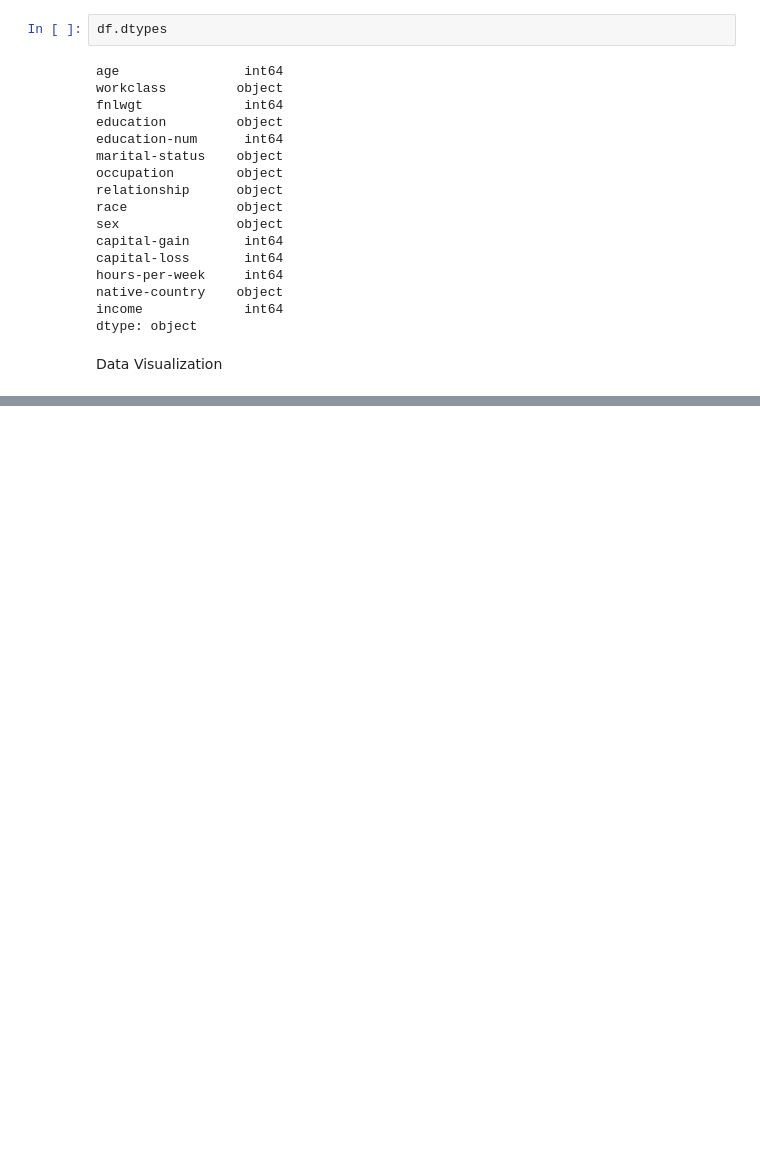
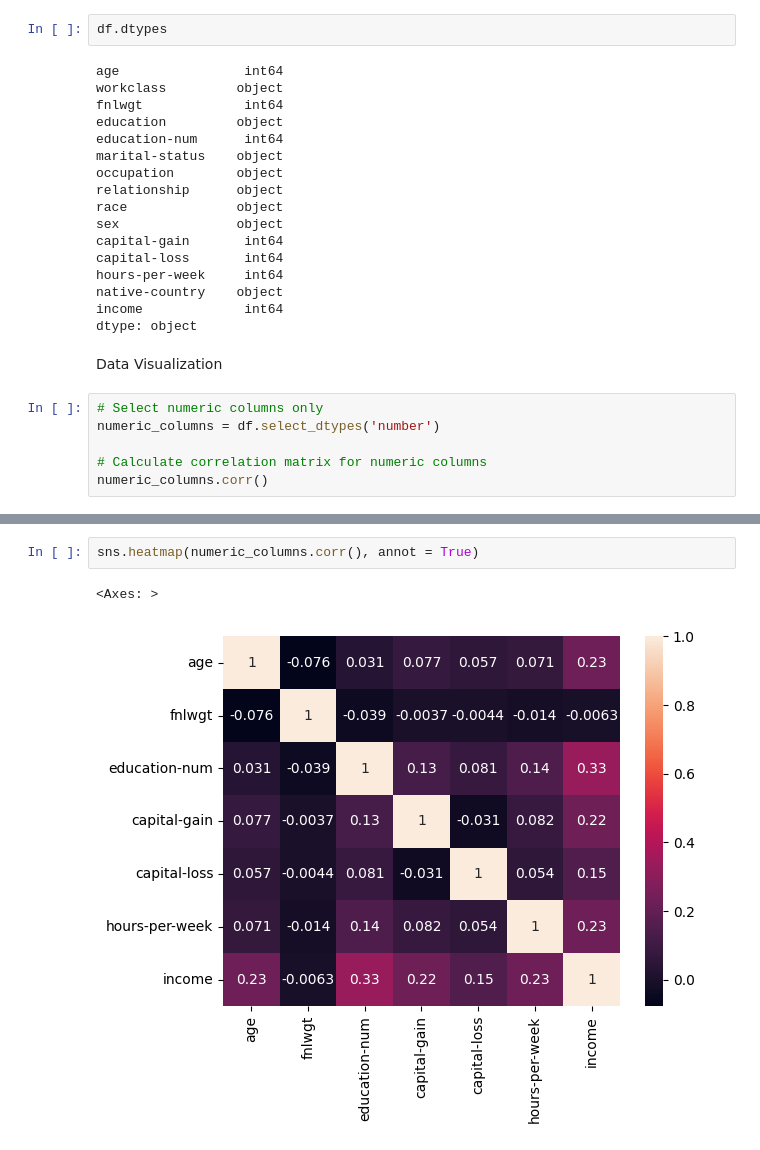
Before and after one commit to NethumDinusara/ML_CW, a Jupyter notebook: ML_CW_20221249.ipynb, the cells around one changed output, grey strips where cells are left out. Cells and saved outputs as stored; diff of their text form; blank space fills up the shorter version.

Commit message:
data visualization

```diff
--- a/ML_CW_20221249.ipynb
+++ b/ML_CW_20221249.ipynb
@@ -372,3 +377,9 @@ income             int64
 dtype: object
 # %% [markdown]
 Data Visualization
+# %%
+# Select numeric columns only
+numeric_columns = df.select_dtypes('number')
+
+# Calculate correlation matrix for numeric columns
+numeric_columns.corr()
@@ -374,0 +395,5 @@ Data Visualization
+# %%
+sns.heatmap(numeric_columns.corr(), annot = True)
+# %% [output]
+<Axes: >
+[figure, added]
```
Also changed, not shown: parts of 10 cells of this notebook.
